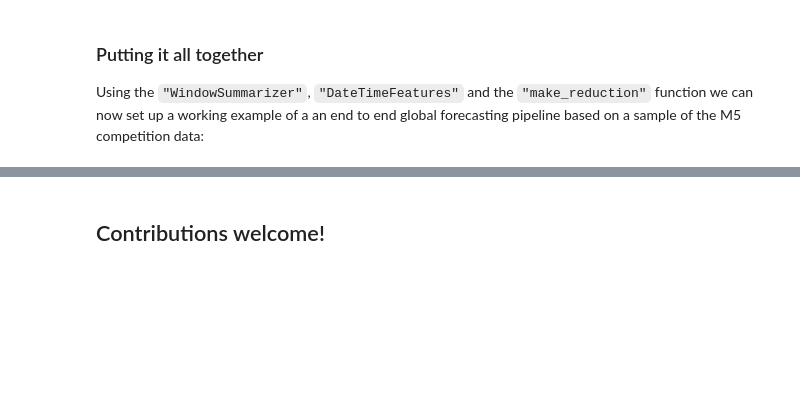
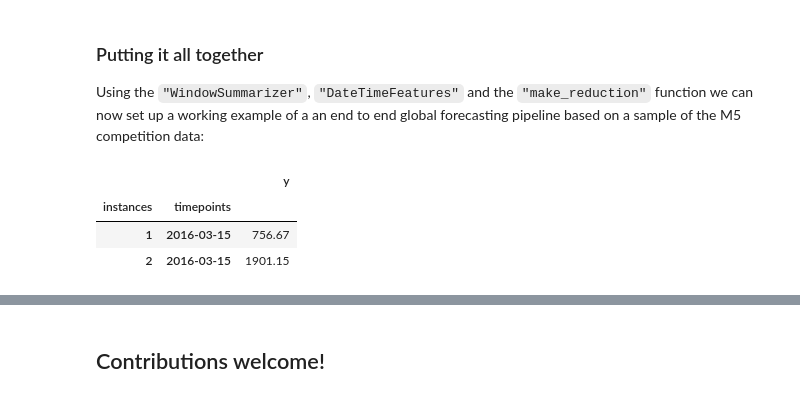
Before and after one commit to sktime/sktime-tutorial-pydata-berlin-2022, a Jupyter notebook: notebooks/hierarchy_global.ipynb, the cells around one changed output, grey strips where cells are left out. Saved outputs shown, nothing was run; the diff lists cells and outputs as text; code cells hidden in the pictures; blank space fills up the shorter version.

```diff
--- a/notebooks/hierarchy_global.ipynb
+++ b/notebooks/hierarchy_global.ipynb
@@ -602,16 +613,23 @@ Using the `"WindowSummarizer"`, `"DateTimeFeatures"` and the `"make_reduction"`
 # %%
 # fh = ForecastingHorizon(X_test.index, is_relative=False)
 pipe = ForecastingPipeline(
     steps=[
-        ("time_dynamics", WindowSummarizer(n_jobs=-1, target_cols=["event_type_1", "snap"])),
-        ("calendar", DateTimeFeatures(ts_freq="D")),
+        ("event_dynamics", WindowSummarizer(n_jobs=-1, **kwargs, target_cols=["event_type_1","event_type_2"])),
+        ("snap_dynamics", WindowSummarizer(n_jobs=-1, target_cols=["snap"])),
+        ("daily_season", DateTimeFeatures(ts_freq="D")),
         ("forecaster", forecaster),
     ]
 )
 
-
+#display(X_train)
 pipe_return = pipe.fit(y_train, X_train)
 y_pred1 = pipe_return.predict(fh=1, X=X_test)
+display(y_pred1)
+# %% [output]
+|  |  | y |
+| instances | timepoints |  |
+| 1 | 2016-03-15 | 756.67 |
+| 2 | 2016-03-15 | 1901.15 |
 # %% [markdown]
 ### Road ahead
 
```
Also changed, not shown: parts of 8 cells of this notebook.
